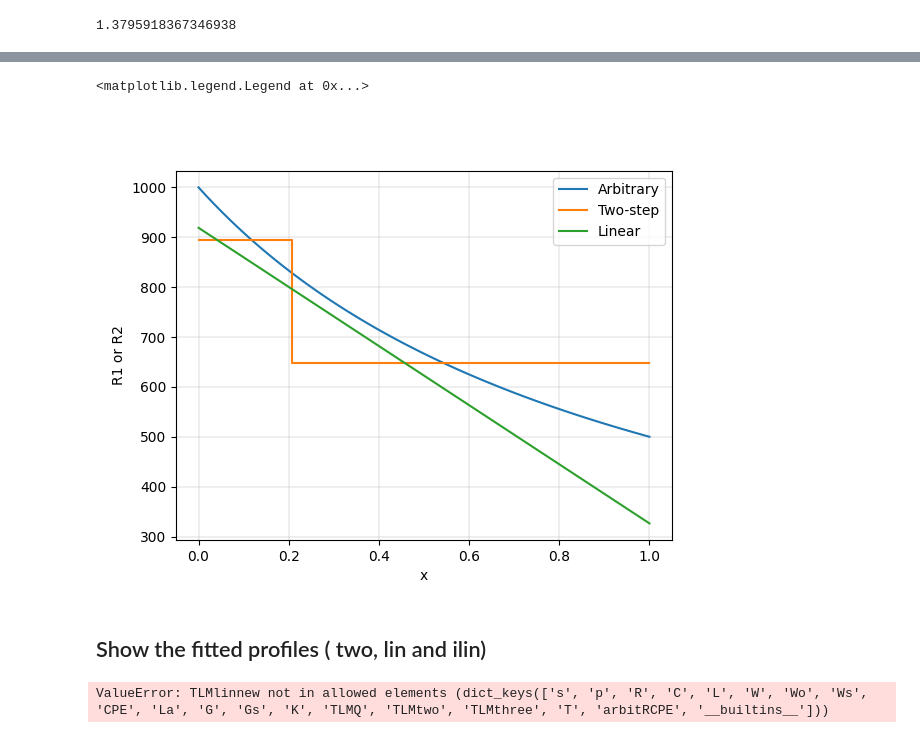
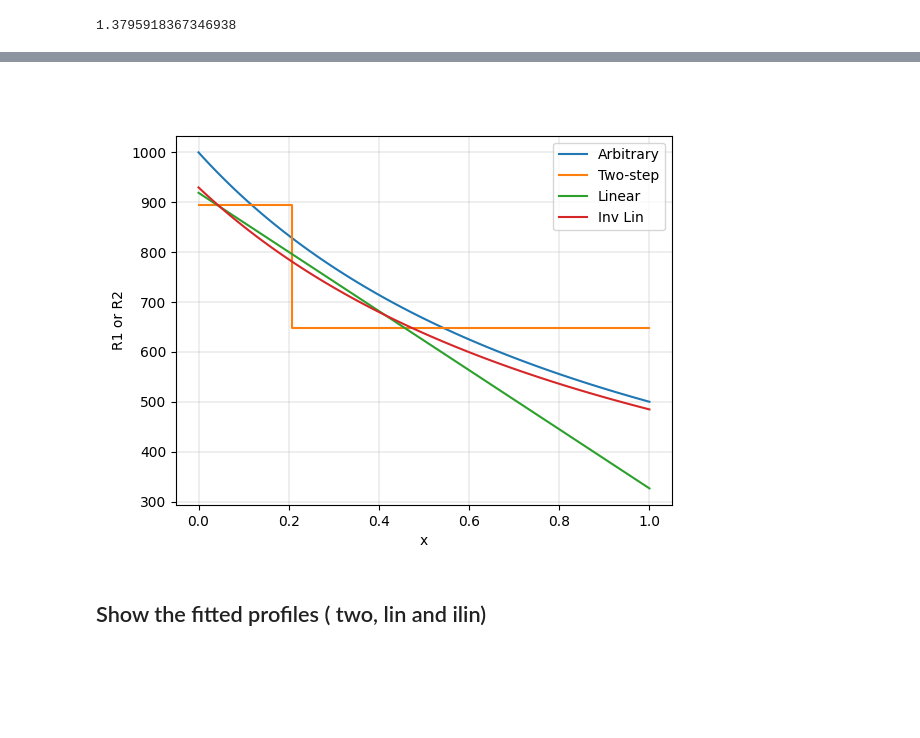
Before and after one commit to Yugal0/fitting-gen-arbitrary-eis, a Jupyter notebook: main_prof_2.ipynb, the cells around one changed output, grey strips where cells are left out. Cells and saved outputs as stored; diff of their text form; code cells hidden in the pictures; blank space fills up the shorter version.

```diff
--- a/main_prof_2.ipynb
+++ b/main_prof_2.ipynb
@@ -131,7 +133,9 @@ for pf,idx in zip(["Two-step","Linear","Inverse Linear"],[0,1,2]):
         R2_lin=4*R_ion_app/(1+3*R1_by_R2_lin)
         R1_lin=R2_lin*R1_by_R2_lin
     else:
-        R1_by_R2=ratio_range[find_index_of_nearest(theta_list[idx][1],dip_angle)]
+        R1_by_R2_ilin=ratio_range[find_index_of_nearest(theta_list[idx][1],dip_angle)]
+        R2_ilin=2*R_ion_app*(R1_by_R2_ilin**3-3*R1_by_R2_ilin**2+3*R1_by_R2_ilin-1)/(3*R1_by_R2_ilin*(2*np.log(R1_by_R2_ilin)*R1_by_R2_ilin**2-3*R1_by_R2_ilin**2+4*R1_by_R2_ilin-1))
+        R1_ilin=R2_ilin*R1_by_R2_ilin
 
 R1_by_R2_two
 # R1_by_R2_lin
@@ -140,22 +179,27 @@ R1_by_R2_two
 # %%
 delta=0.2063
 fig1, axx= plt.subplots()
 x=np.linspace(0,1,100)
 a=1000
 b=1
 def R(x):
     return a/(1+b*x)
 #plot the arbitray profile
 axx.plot(x,R(x),label="Arbitrary")
 #plot the fitted profiles
 axx.plot([0,delta,delta,1],[R1_two,R1_two,R2_two,R2_two],label="Two-step")
 axx.plot([0,1],[R1_lin,R2_lin],label="Linear")
+
+def R_ilin(x):
+    return 1/(1/R1_ilin+(1/R2_ilin-1/R1_ilin)*x)
+axx.plot(x,R_ilin(x),label="Inv Lin")
+
 axx.set_xlabel("x")
 axx.set_ylabel("R1 or R2")
 axx.grid(linewidth=0.3)
 axx.legend()
+fig1.savefig("fitted_prof2.png",dpi=400)
 # %% [output]
-<matplotlib.legend.Legend at 0x...>
-[figure, old version]
+[figure, new version]
 # %% [markdown]
 ## Show the fitted profiles ( two, lin and ilin)
@@ -176,26 +223,7 @@ z_two=c_two.predict(frequencies=np.logspace(-2,3,100))
 c_lin=CustomCircuit(initial_guess=[R1_lin,R1_lin*Q,R2_lin*Q,alpha],circuit="TLMlinnew")
 z_lin=c_lin.predict(frequencies=np.logspace(-2,3,100))
 
-# c_ilin=CustomCircuit(initial_guess=[R1_ilin,R1_ilin*Q,R2_ilin*Q,alpha],circuit="TLMilinnew")
-
-fig, ax=plt.subplots()
-ax.plot(np.real(z_arbi)/1000,-np.imag(z_arbi)/1000,label="Arbitrary")
-ax.plot(np.real(z_two)/1000,-np.imag(z_two)/1000,label="Two-step")
-# ax.plot(np.real(z_lin)/1000,-np.imag(z_lin)/1000)
-ax.set_aspect("equal")
-ax.legend()
-# ax.xaxis.set_minor_locator(MultipleLocator(0.1))
-# ax.grid(True)
-
-fig2, ax2=plt.subplots()
-ax2.plot(np.logspace(-2,3,100),-np.angle(z_arbi,deg=True))
-ax2.plot(np.logspace(-2,3,100),-np.angle(z_two,deg=True))
-# axx.yaxis.set_minor_locator(MultipleLocator(0.5))
-ax2.set_ylabel("$\Theta (\degree)$")
-ax2.set_xlabel("$f (Hz)$")
-ax2.set_xscale("log")
-ax2.grid(True)
-
-# print(0.9*45-np.min(-np.angle(z,deg=True)))
+c_ilin=CustomCircuit(initial_guess=[R1_ilin,R1_ilin*Q,R2_ilin*Q,alpha],circuit="TLMilinnew")
+mp.dps=100
+z_ilin=c_ilin.predict(frequencies=np.logspace(-2,3,100))
+mp.dps=30
-# %% [output]
-ValueError: TLMlinnew not in allowed elements (dict_keys(['s', 'p', 'R', 'C', 'L', 'W', 'Wo', 'Ws', 'CPE', 'La', 'G', 'Gs', 'K', 'TLMQ', 'TLMtwo', 'TLMthree', 'T', 'arbitRCPE', '__builtins__']))
```
Also changed, not shown: parts of 6 cells of this notebook, 15 other files.
